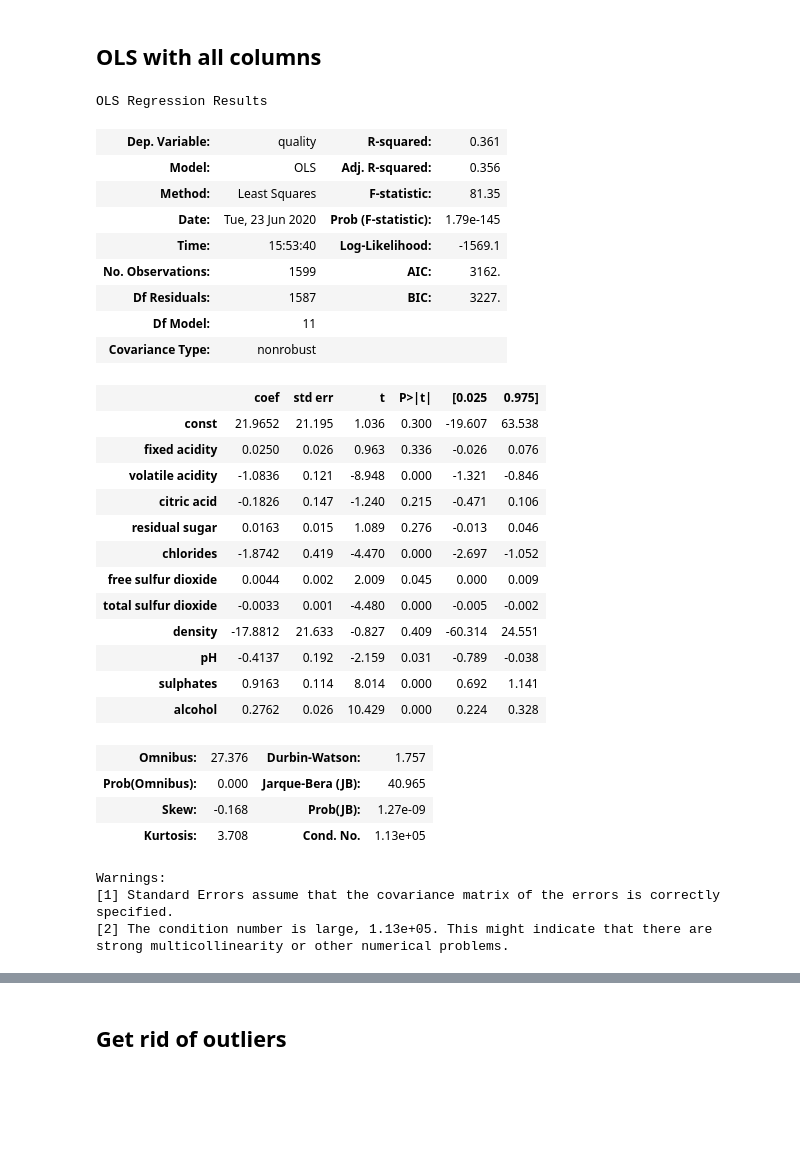
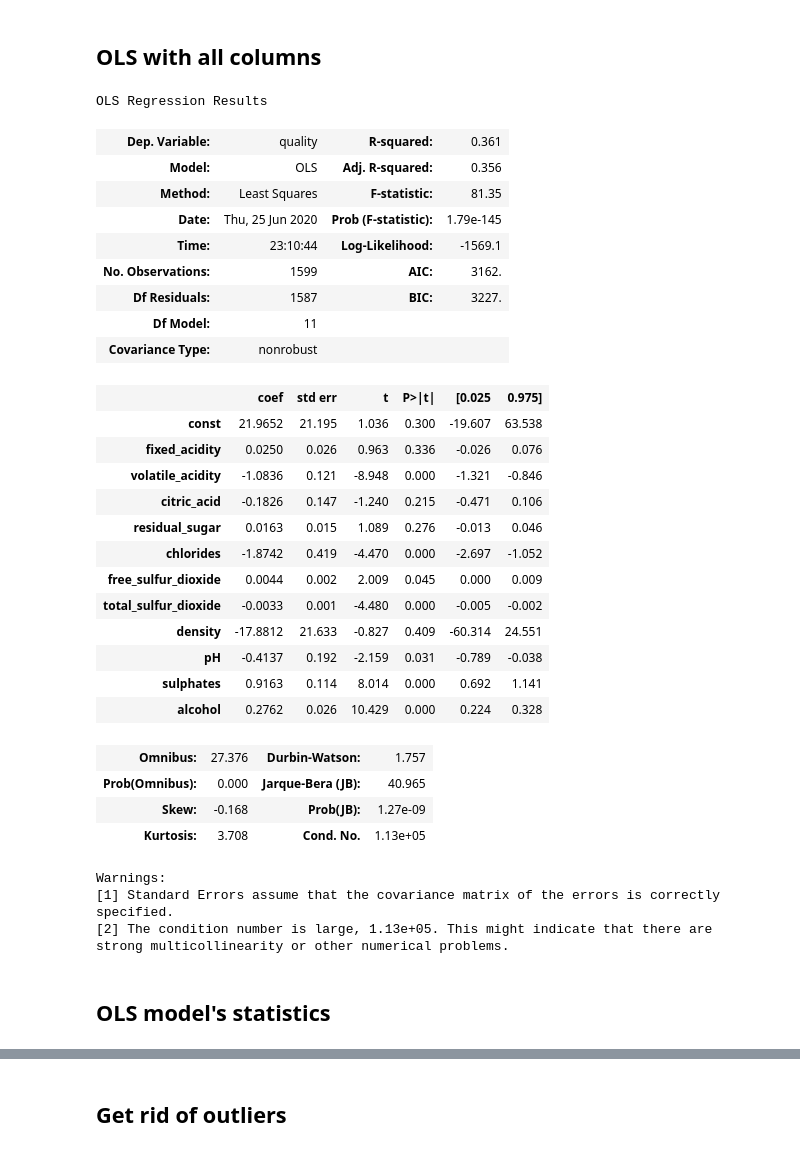
Before and after one commit to selingumusdag/red_wine_quality, a Jupyter notebook: wine_quality.ipynb, the cells around one changed output, grey strips where cells are left out. Cells and saved outputs as stored; diff of their text form; code cells hidden in the pictures; blank space fills up the shorter version.

```diff
--- a/wine_quality.ipynb
+++ b/wine_quality.ipynb
@@ -26,6 +27,8 @@ wine_quality.head()
 | 2 | 7.800 | 0.760 | 0.040 | 2.300 | 0.092 | 15.000 | ... |
 | 3 | 11.200 | 0.280 | 0.560 | 1.900 | 0.075 | 17.000 | ... |
 | 4 | 7.400 | 0.700 | 0.000 | 1.900 | 0.076 | 11.000 | ... |
+# %%
+wine_quality.columns=['fixed_acidity', 'volatile_acidity','citric_acid','residual_sugar','chlorides','free_sulfur_dioxide','total_sulfur_dioxide','density','pH','sulphates','alcohol','quality']
 # %%
 wine_quality.info()
 # %% [output]
@@ -66,0 +72,8 @@ dtype: float64
+# %%
+Y = wine_quality['quality']
+X = wine_quality[['fixed_acidity', 'volatile_acidity','citric_acid','residual_sugar','chlorides','free_sulfur_dioxide','total_sulfur_dioxide','density','pH','sulphates','alcohol']]
+# %%
+lrm = linear_model.LinearRegression()
+lrm.fit(X, Y)
+print('\nCoefficients: \n', lrm.coef_)
+print('\nIntercept: \n', lrm.intercept_)
@@ -67,32 +88,29 @@ dtype: float64
 # %% [markdown]
 ## OLS with all columns
 # %%
-Y = wine_quality['quality']
-X = wine_quality[['fixed acidity', 'volatile acidity','citric acid','residual sugar','chlorides','free sulfur dioxide','total sulfur dioxide','density','pH','sulphates','alcohol']]
-
 X=sm.add_constant(X)
 results=sm.OLS(Y,X).fit()
 results.summary()
 # %% [output]
 OLS Regression Results
 | Dep. Variable: | quality | R-squared: | 0.361 |
 | Model: | OLS | Adj. R-squared: | 0.356 |
 | Method: | Least Squares | F-statistic: | 81.35 |
-| Date: | Tue, 23 Jun 2020 | Prob (F-statistic): | 1.79e-145 |
-| Time: | 15:53:40 | Log-Likelihood: | -1569.1 |
+| Date: | Thu, 25 Jun 2020 | Prob (F-statistic): | 1.79e-145 |
+| Time: | 23:10:44 | Log-Likelihood: | -1569.1 |
 | No. Observations: | 1599 | AIC: | 3162. |
 | Df Residuals: | 1587 | BIC: | 3227. |
 | Df Model: | 11 |  |  |
 | Covariance Type: | nonrobust |  |  |
 |  | coef | std err | t | P>|t| | [0.025 | 0.975] |
 | const | 21.9652 | 21.195 | 1.036 | 0.300 | -19.607 | 63.538 |
-| fixed acidity | 0.0250 | 0.026 | 0.963 | 0.336 | -0.026 | 0.076 |
-| volatile acidity | -1.0836 | 0.121 | -8.948 | 0.000 | -1.321 | -0.846 |
-| citric acid | -0.1826 | 0.147 | -1.240 | 0.215 | -0.471 | 0.106 |
-| residual sugar | 0.0163 | 0.015 | 1.089 | 0.276 | -0.013 | 0.046 |
+| fixed_acidity | 0.0250 | 0.026 | 0.963 | 0.336 | -0.026 | 0.076 |
+| volatile_acidity | -1.0836 | 0.121 | -8.948 | 0.000 | -1.321 | -0.846 |
+| citric_acid | -0.1826 | 0.147 | -1.240 | 0.215 | -0.471 | 0.106 |
+| residual_sugar | 0.0163 | 0.015 | 1.089 | 0.276 | -0.013 | 0.046 |
 | chlorides | -1.8742 | 0.419 | -4.470 | 0.000 | -2.697 | -1.052 |
-| free sulfur dioxide | 0.0044 | 0.002 | 2.009 | 0.045 | 0.000 | 0.009 |
-| total sulfur dioxide | -0.0033 | 0.001 | -4.480 | 0.000 | -0.005 | -0.002 |
+| free_sulfur_dioxide | 0.0044 | 0.002 | 2.009 | 0.045 | 0.000 | 0.009 |
+| total_sulfur_dioxide | -0.0033 | 0.001 | -4.480 | 0.000 | -0.005 | -0.002 |
 | density | -17.8812 | 21.633 | -0.827 | 0.409 | -60.314 | 24.551 |
 | pH | -0.4137 | 0.192 | -2.159 | 0.031 | -0.789 | -0.038 |
 | sulphates | 0.9163 | 0.114 | 8.014 | 0.000 | 0.692 | 1.141 |
@@ -105,3 +123,5 @@ Warnings:
 [1] Standard Errors assume that the covariance matrix of the errors is correctly specified.
 [2] The condition number is large, 1.13e+05. This might indicate that there are
 strong multicollinearity or other numerical problems.
+# %% [markdown]
+## OLS model's statistics
```
Also changed, not shown: parts of 46 cells of this notebook.
